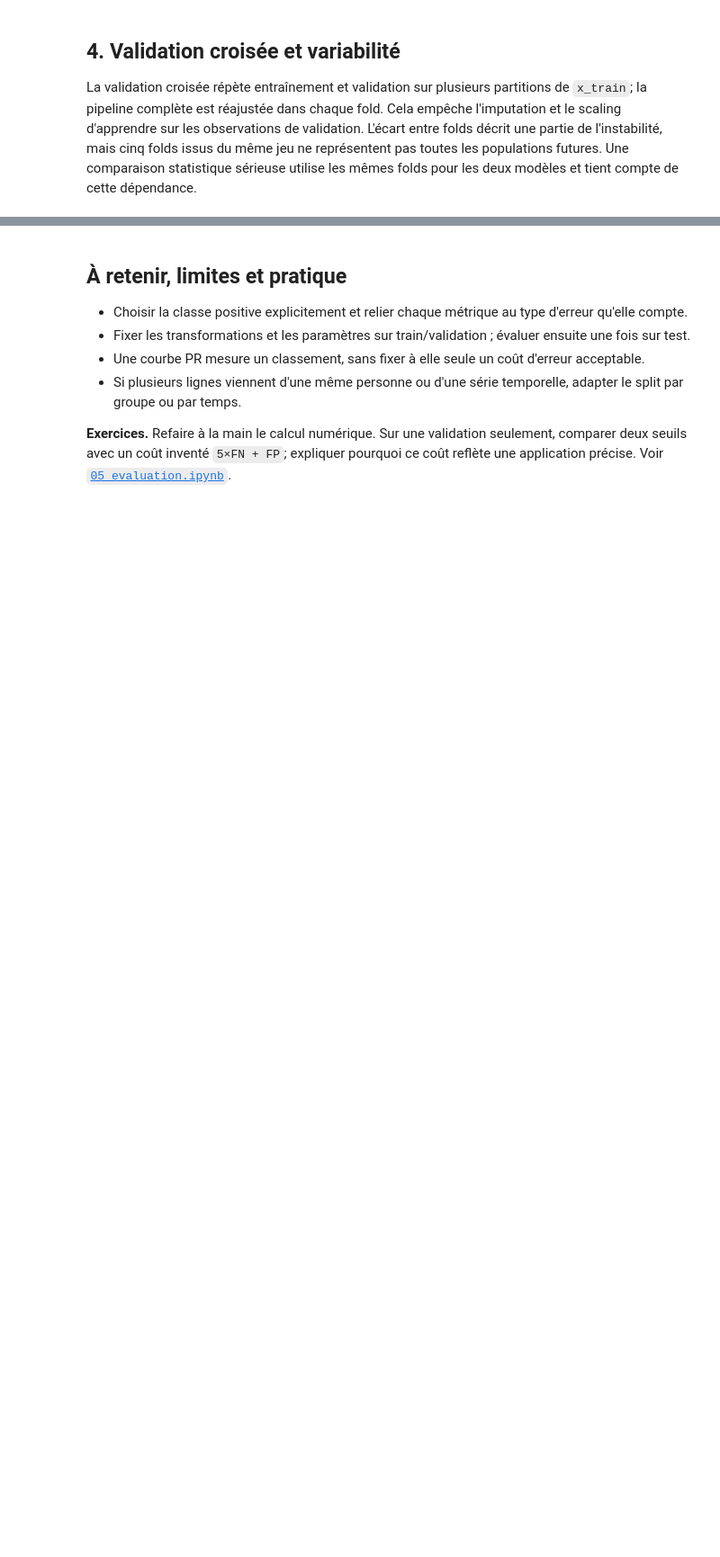
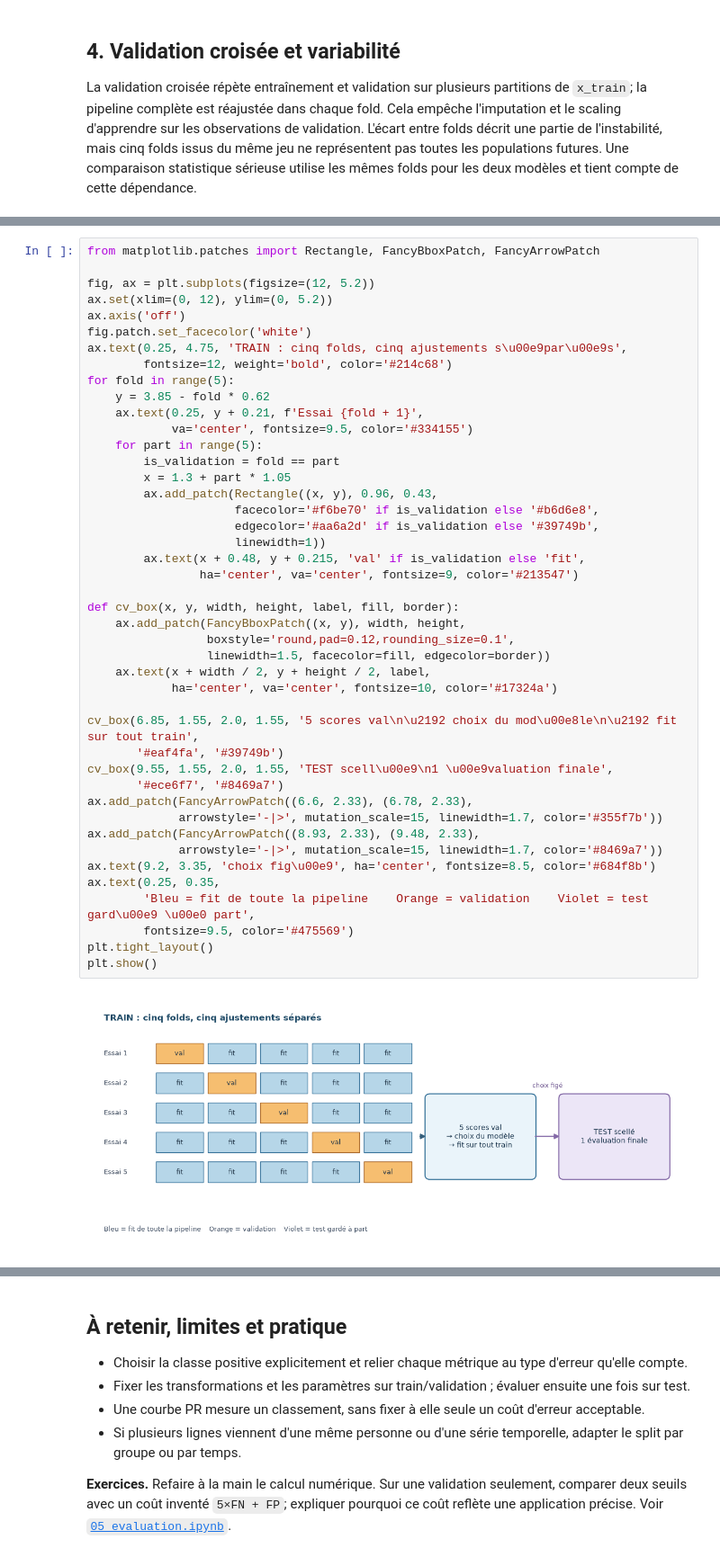
Before and after one commit to BADR-JOULAlI/ml-dl-learning-hub, a Jupyter notebook: modules/05-model-evaluation/01_classification.ipynb, the cells around one changed output, grey strips where cells are left out. Shown at 90% size. Cells and saved outputs as stored; diff of their text form; blank space fills up the shorter version.

```diff
--- a/modules/05-model-evaluation/01_classification.ipynb
+++ b/modules/05-model-evaluation/01_classification.ipynb
@@ -102,2 +102,48 @@ La validation croisée répète entraînement et validation sur plusieurs partit
+# %%
+from matplotlib.patches import Rectangle, FancyBboxPatch, FancyArrowPatch
+
+fig, ax = plt.subplots(figsize=(12, 5.2))
+ax.set(xlim=(0, 12), ylim=(0, 5.2))
+ax.axis('off')
+fig.patch.set_facecolor('white')
+ax.text(0.25, 4.75, 'TRAIN : cinq folds, cinq ajustements s\u00e9par\u00e9s',
+        fontsize=12, weight='bold', color='#214c68')
+for fold in range(5):
+    y = 3.85 - fold * 0.62
+    ax.text(0.25, y + 0.21, f'Essai {fold + 1}',
+            va='center', fontsize=9.5, color='#334155')
+    for part in range(5):
+        is_validation = fold == part
+        x = 1.3 + part * 1.05
+        ax.add_patch(Rectangle((x, y), 0.96, 0.43,
+                     facecolor='#f6be70' if is_validation else '#b6d6e8',
+                     edgecolor='#aa6a2d' if is_validation else '#39749b',
+                     linewidth=1))
+        ax.text(x + 0.48, y + 0.215, 'val' if is_validation else 'fit',
+                ha='center', va='center', fontsize=9, color='#213547')
+
+def cv_box(x, y, width, height, label, fill, border):
+    ax.add_patch(FancyBboxPatch((x, y), width, height,
+                 boxstyle='round,pad=0.12,rounding_size=0.1',
+                 linewidth=1.5, facecolor=fill, edgecolor=border))
+    ax.text(x + width / 2, y + height / 2, label,
+            ha='center', va='center', fontsize=10, color='#17324a')
+
+cv_box(6.85, 1.55, 2.0, 1.55, '5 scores val\n\u2192 choix du mod\u00e8le\n\u2192 fit sur tout train',
+       '#eaf4fa', '#39749b')
+cv_box(9.55, 1.55, 2.0, 1.55, 'TEST scell\u00e9\n1 \u00e9valuation finale',
+       '#ece6f7', '#8469a7')
+ax.add_patch(FancyArrowPatch((6.6, 2.33), (6.78, 2.33),
+             arrowstyle='-|>', mutation_scale=15, linewidth=1.7, color='#355f7b'))
+ax.add_patch(FancyArrowPatch((8.93, 2.33), (9.48, 2.33),
+             arrowstyle='-|>', mutation_scale=15, linewidth=1.7, color='#8469a7'))
+ax.text(9.2, 3.35, 'choix fig\u00e9', ha='center', fontsize=8.5, color='#684f8b')
+ax.text(0.25, 0.35,
+        'Bleu = fit de toute la pipeline    Orange = validation    Violet = test gard\u00e9 \u00e0 part',
+        fontsize=9.5, color='#475569')
+plt.tight_layout()
+plt.show()
+# %% [output]
+[figure, added]
 # %%
 cv = StratifiedKFold(n_splits=5, shuffle=True, random_state=21)
```
Also changed, not shown: parts of 11 cells of this notebook, 13 other files.
